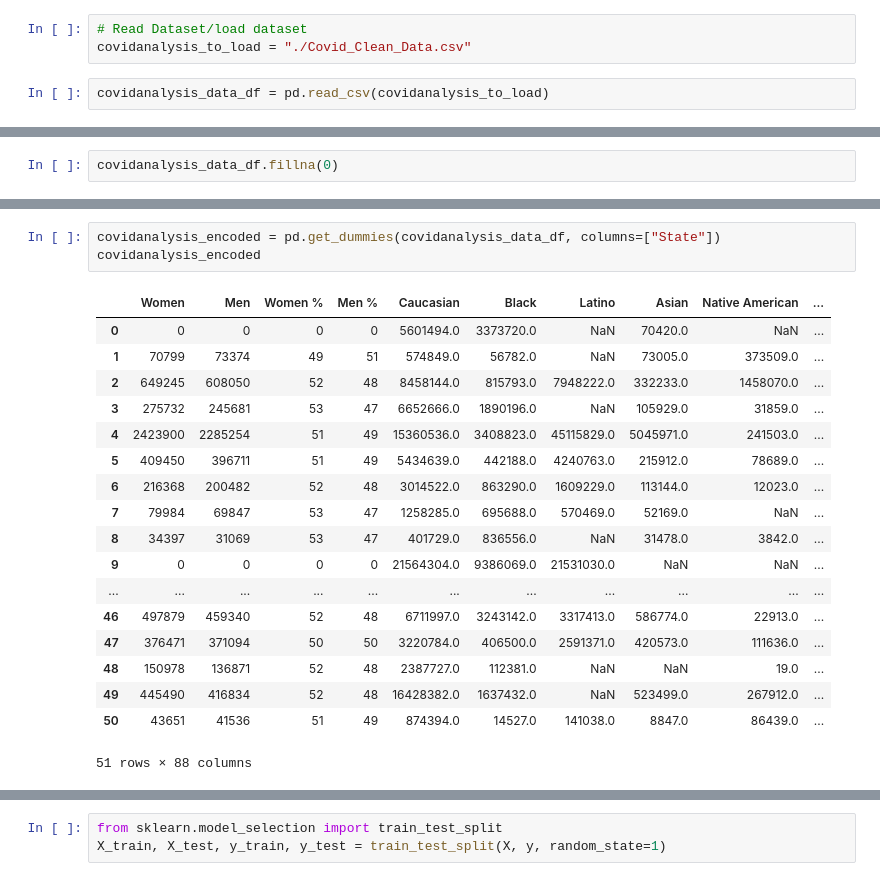
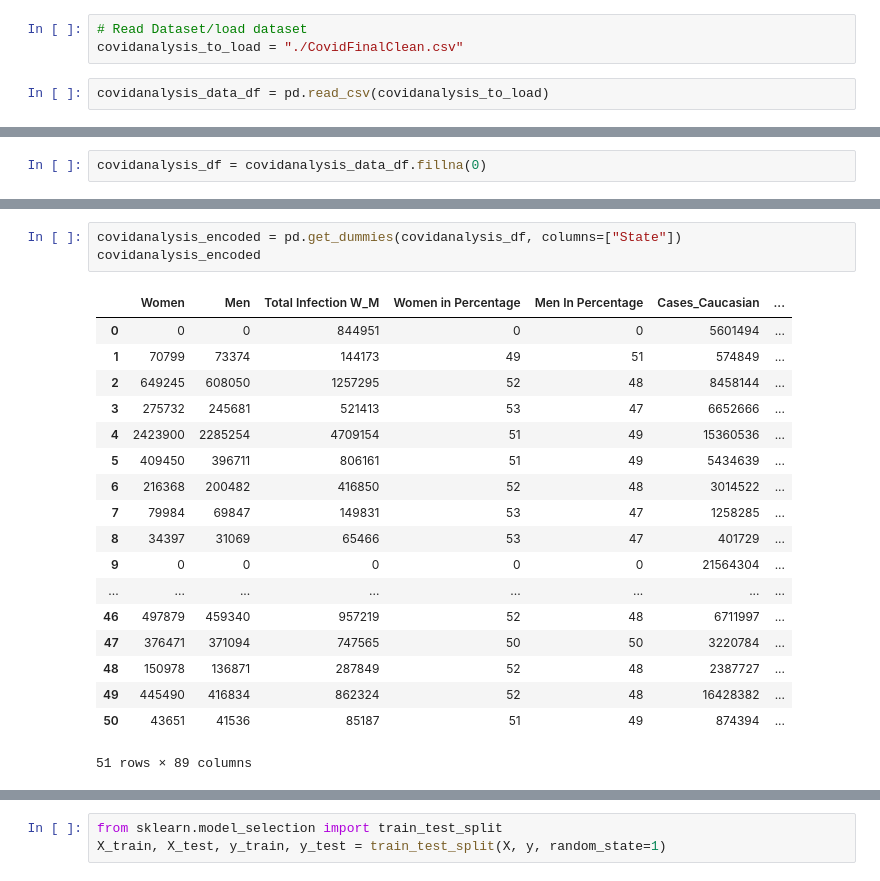
Before and after one commit to antirose/CovidInfectionAnalysis, a Jupyter notebook: machine learning model/machine_learning.ipynb, the cells around one changed output, grey strips where cells are left out. Drawn from its saved outputs; the diff is of its cells as text.

```diff
--- a/machine learning model/machine_learning.ipynb
+++ b/machine learning model/machine_learning.ipynb
@@ -15,7 +15,7 @@ from sklearn.linear_model import LinearRegression
 from sklearn.metrics import r2_score, mean_squared_error
 # %%
 # Read Dataset/load dataset
-covidanalysis_to_load = "./Covid_Clean_Data.csv"
+covidanalysis_to_load = "./CovidFinalClean.csv"
 # %%
 covidanalysis_data_df = pd.read_csv(covidanalysis_to_load)
 # %%
@@ -64,2 +64,2 @@ covidanalysis_data_df.isnull()
 # %%
-covidanalysis_data_df.fillna(0)
+covidanalysis_df = covidanalysis_data_df.fillna(0)
@@ -106,25 +155,25 @@ max                                            59.000000
 # %%
-covidanalysis_encoded = pd.get_dummies(covidanalysis_data_df, columns=["State"])
+covidanalysis_encoded = pd.get_dummies(covidanalysis_df, columns=["State"])
 covidanalysis_encoded
 # %% [output]
-|  | Women | Men | Women % | Men % | Caucasian | Black | Latino | Asian | Native American | ... |
-| 0 | 0 | 0 | 0 | 0 | 5601494.0 | 3373720.0 | NaN | 70420.0 | NaN | ... |
-| 1 | 70799 | 73374 | 49 | 51 | 574849.0 | 56782.0 | NaN | 73005.0 | 373509.0 | ... |
-| 2 | 649245 | 608050 | 52 | 48 | 8458144.0 | 815793.0 | 7948222.0 | 332233.0 | 1458070.0 | ... |
-| 3 | 275732 | 245681 | 53 | 47 | 6652666.0 | 1890196.0 | NaN | 105929.0 | 31859.0 | ... |
-| 4 | 2423900 | 2285254 | 51 | 49 | 15360536.0 | 3408823.0 | 45115829.0 | 5045971.0 | 241503.0 | ... |
-| 5 | 409450 | 396711 | 51 | 49 | 5434639.0 | 442188.0 | 4240763.0 | 215912.0 | 78689.0 | ... |
-| 6 | 216368 | 200482 | 52 | 48 | 3014522.0 | 863290.0 | 1609229.0 | 113144.0 | 12023.0 | ... |
-| 7 | 79984 | 69847 | 53 | 47 | 1258285.0 | 695688.0 | 570469.0 | 52169.0 | NaN | ... |
-| 8 | 34397 | 31069 | 53 | 47 | 401729.0 | 836556.0 | NaN | 31478.0 | 3842.0 | ... |
-| 9 | 0 | 0 | 0 | 0 | 21564304.0 | 9386069.0 | 21531030.0 | NaN | NaN | ... |
-| ... | ... | ... | ... | ... | ... | ... | ... | ... | ... | ... |
-| 46 | 497879 | 459340 | 52 | 48 | 6711997.0 | 3243142.0 | 3317413.0 | 586774.0 | 22913.0 | ... |
-| 47 | 376471 | 371094 | 50 | 50 | 3220784.0 | 406500.0 | 2591371.0 | 420573.0 | 111636.0 | ... |
-| 48 | 150978 | 136871 | 52 | 48 | 2387727.0 | 112381.0 | NaN | NaN | 19.0 | ... |
-| 49 | 445490 | 416834 | 52 | 48 | 16428382.0 | 1637432.0 | NaN | 523499.0 | 267912.0 | ... |
-| 50 | 43651 | 41536 | 51 | 49 | 874394.0 | 14527.0 | 141038.0 | 8847.0 | 86439.0 | ... |
+|  | Women | Men | Total Infection W_M | Women in Percentage | Men In Percentage | Cases_Caucasian | ... |
+| 0 | 0 | 0 | 844951 | 0 | 0 | 5601494 | ... |
+| 1 | 70799 | 73374 | 144173 | 49 | 51 | 574849 | ... |
+| 2 | 649245 | 608050 | 1257295 | 52 | 48 | 8458144 | ... |
+| 3 | 275732 | 245681 | 521413 | 53 | 47 | 6652666 | ... |
+| 4 | 2423900 | 2285254 | 4709154 | 51 | 49 | 15360536 | ... |
+| 5 | 409450 | 396711 | 806161 | 51 | 49 | 5434639 | ... |
+| 6 | 216368 | 200482 | 416850 | 52 | 48 | 3014522 | ... |
+| 7 | 79984 | 69847 | 149831 | 53 | 47 | 1258285 | ... |
+| 8 | 34397 | 31069 | 65466 | 53 | 47 | 401729 | ... |
+| 9 | 0 | 0 | 0 | 0 | 0 | 21564304 | ... |
+| ... | ... | ... | ... | ... | ... | ... | ... |
+| 46 | 497879 | 459340 | 957219 | 52 | 48 | 6711997 | ... |
+| 47 | 376471 | 371094 | 747565 | 50 | 50 | 3220784 | ... |
+| 48 | 150978 | 136871 | 287849 | 52 | 48 | 2387727 | ... |
+| 49 | 445490 | 416834 | 862324 | 52 | 48 | 16428382 | ... |
+| 50 | 43651 | 41536 | 85187 | 51 | 49 | 874394 | ... |
-51 rows × 88 columns
+51 rows × 89 columns
 # %%
 covidanalysis_encoded.dtypes
 # %% [output]
```
Also changed, not shown: parts of 23 cells of this notebook, 10 other files.
